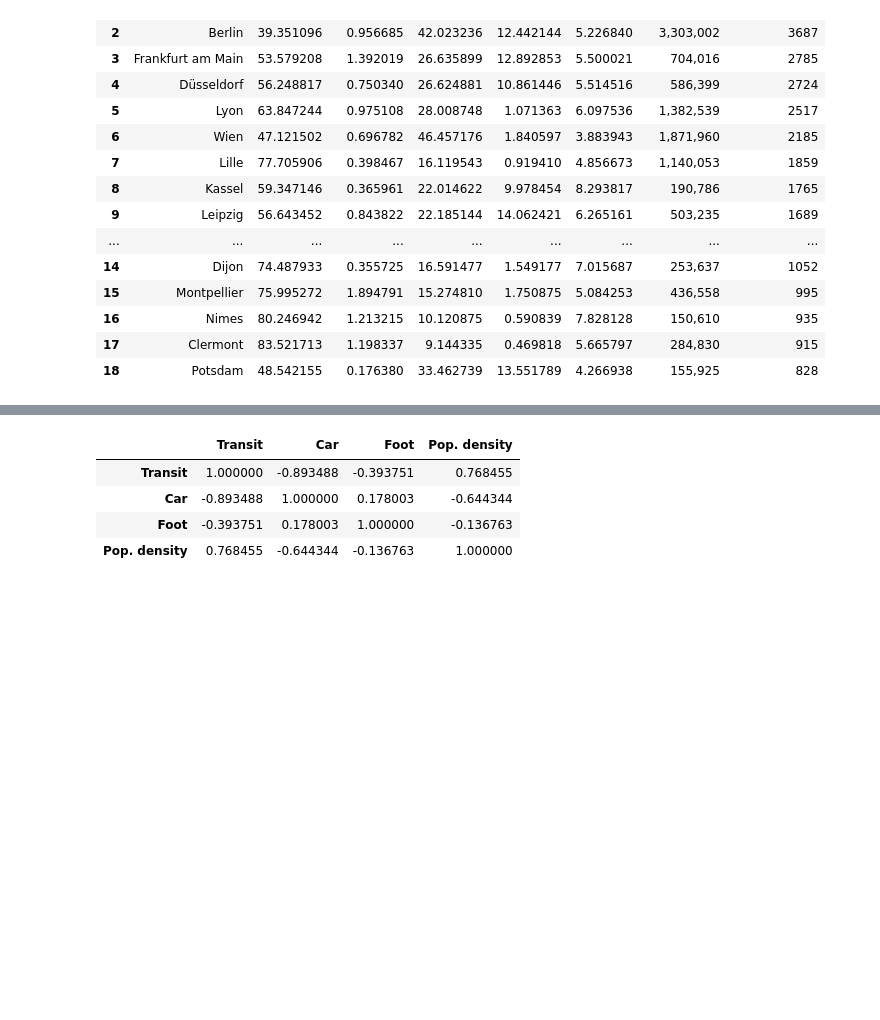
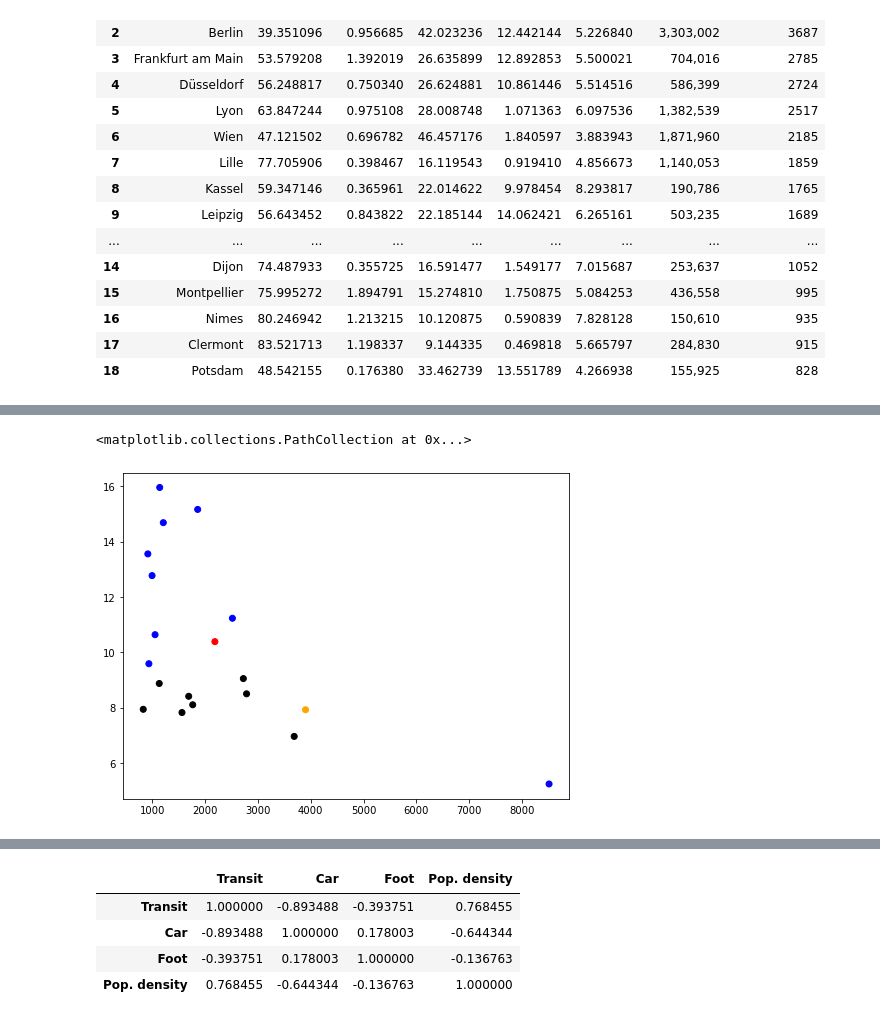
Before and after one commit to peterberr/sufficcs_mobility, a Jupyter notebook: code/plot_modeshare.ipynb, the cells around one changed output, grey strips where cells are left out. Drawn from its saved outputs; the diff is of its cells as text; code cells hidden in the pictures; blank space fills up the shorter version.

```diff
--- a/code/plot_modeshare.ipynb
+++ b/code/plot_modeshare.ipynb
@@ -164,0 +185,7 @@ df_comp
+# %%
+df_car_travel=df_all.loc[df_all['Mode']=='Car',]
+df_car_travel['Country']='DE'
+df_car_travel.loc[df_car_travel['City'].isin(['Clermont','Dijon','Lille','Lyon','Montpellier','Nantes','Nimes','Paris','Toulouse']),'Country']='FR'
+df_car_travel.loc[df_car_travel['City']=='Madrid','Country']='ES'
+df_car_travel.loc[df_car_travel['City']=='Wien','Country']='AT'
+df_car_travel
@@ -164,0 +238,7 @@ df_comp
+# %%
+fig, ax = plt.subplots(figsize=(8,6))
+colors = {'DE':'black', 'FR':'blue', 'ES':'orange', 'AT':'red'}
+ax.scatter(df_car_travel['Pop. density'],df_car_travel['Daily_Travel_cap'], c=df_car_travel['Country'].map(colors))
+# %% [output]
+<matplotlib.collections.PathCollection at 0x...>
+[figure, added]
```
Also changed, not shown: parts of 29 cells of this notebook, 45 other files.
